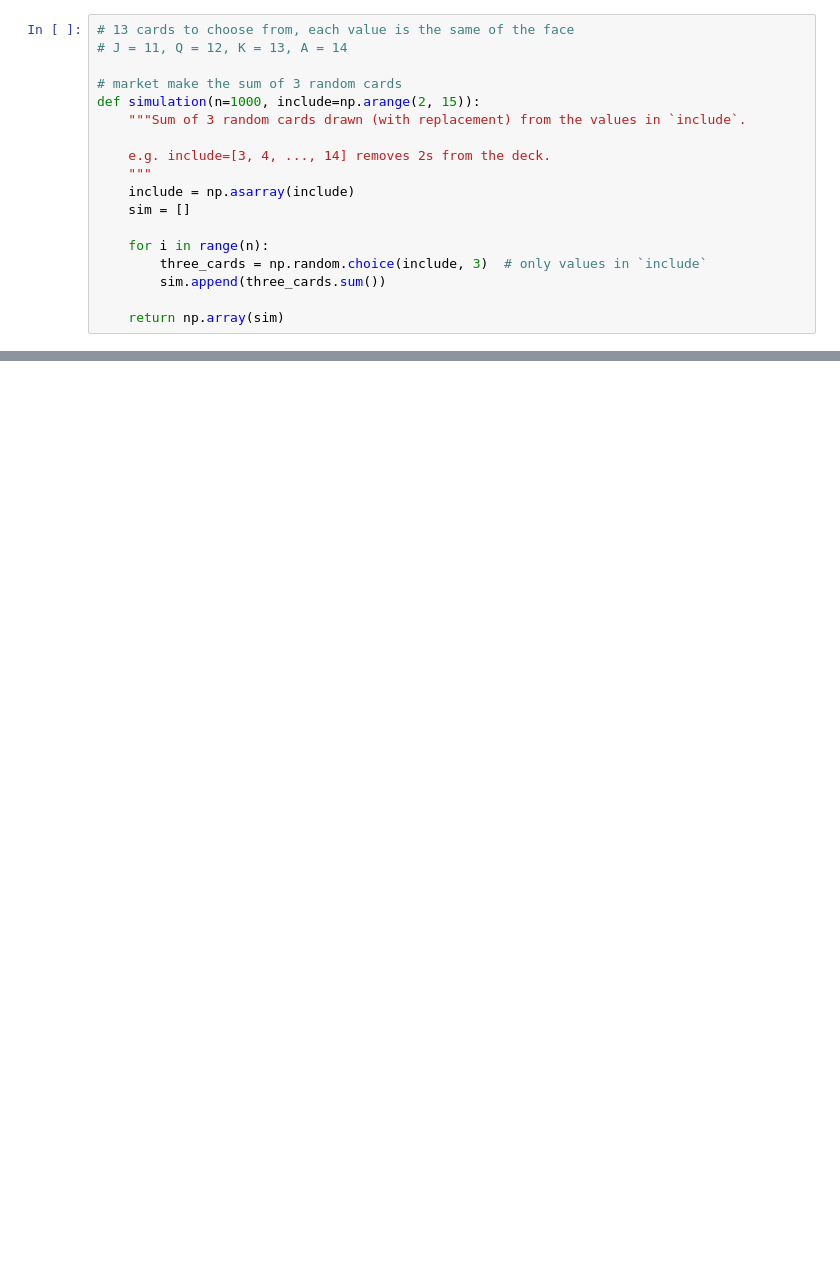
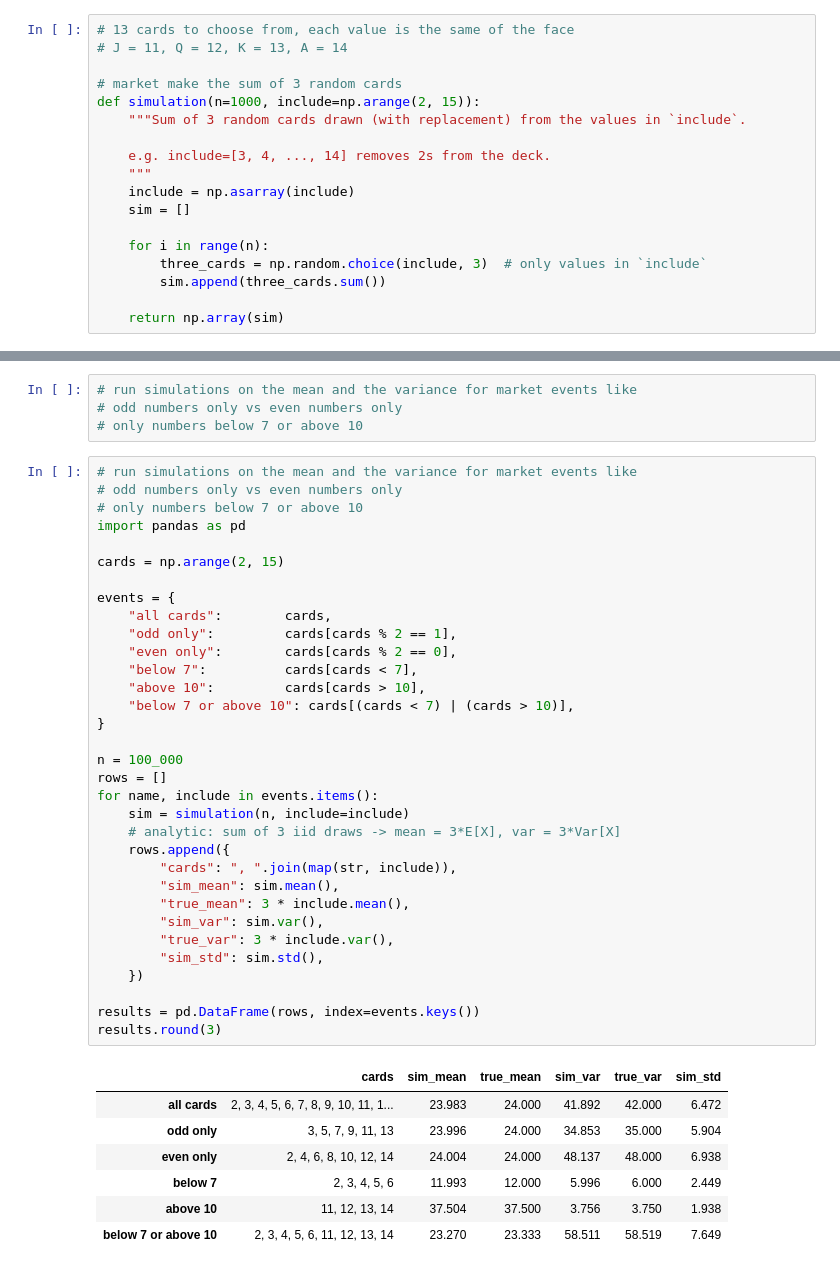
Before and after one commit to WumbleCat/quant-research, a Jupyter notebook: strats/market_making/cards.ipynb, the cells around one changed output, grey strips where cells are left out. Saved outputs shown, nothing was run; the diff lists cells and outputs as text; blank space fills up the shorter version.

```diff
--- a/strats/market_making/cards.ipynb
+++ b/strats/market_making/cards.ipynb
@@ -41,0 +42,45 @@ plt.show()
+# %%
+# run simulations on the mean and the variance for market events like
+# odd numbers only vs even numbers only
+# only numbers below 7 or above 10
+# %%
+# run simulations on the mean and the variance for market events like
+# odd numbers only vs even numbers only
+# only numbers below 7 or above 10
+import pandas as pd
+
+cards = np.arange(2, 15)
+
+events = {
+    "all cards":        cards,
+    "odd only":         cards[cards % 2 == 1],
+    "even only":        cards[cards % 2 == 0],
+    "below 7":          cards[cards < 7],
+    "above 10":         cards[cards > 10],
+    "below 7 or above 10": cards[(cards < 7) | (cards > 10)],
+}
+
+n = 100_000
+rows = []
+for name, include in events.items():
+    sim = simulation(n, include=include)
+    # analytic: sum of 3 iid draws -> mean = 3*E[X], var = 3*Var[X]
+    rows.append({
+        "cards": ", ".join(map(str, include)),
+        "sim_mean": sim.mean(),
+        "true_mean": 3 * include.mean(),
+        "sim_var": sim.var(),
+        "true_var": 3 * include.var(),
+        "sim_std": sim.std(),
+    })
+
+results = pd.DataFrame(rows, index=events.keys())
+results.round(3)
+# %% [output]
+|  | cards | sim_mean | true_mean | sim_var | true_var | sim_std |
+| all cards | 2, 3, 4, 5, 6, 7, 8, 9, 10, 11, 1... | 23.983 | 24.000 | 41.892 | 42.000 | 6.472 |
+| odd only | 3, 5, 7, 9, 11, 13 | 23.996 | 24.000 | 34.853 | 35.000 | 5.904 |
+| even only | 2, 4, 6, 8, 10, 12, 14 | 24.004 | 24.000 | 48.137 | 48.000 | 6.938 |
+| below 7 | 2, 3, 4, 5, 6 | 11.993 | 12.000 | 5.996 | 6.000 | 2.449 |
+| above 10 | 11, 12, 13, 14 | 37.504 | 37.500 | 3.756 | 3.750 | 1.938 |
+| below 7 or above 10 | 2, 3, 4, 5, 6, 11, 12, 13, 14 | 23.270 | 23.333 | 58.511 | 58.519 | 7.649 |
```
Also changed, not shown: parts of 3 cells of this notebook.
